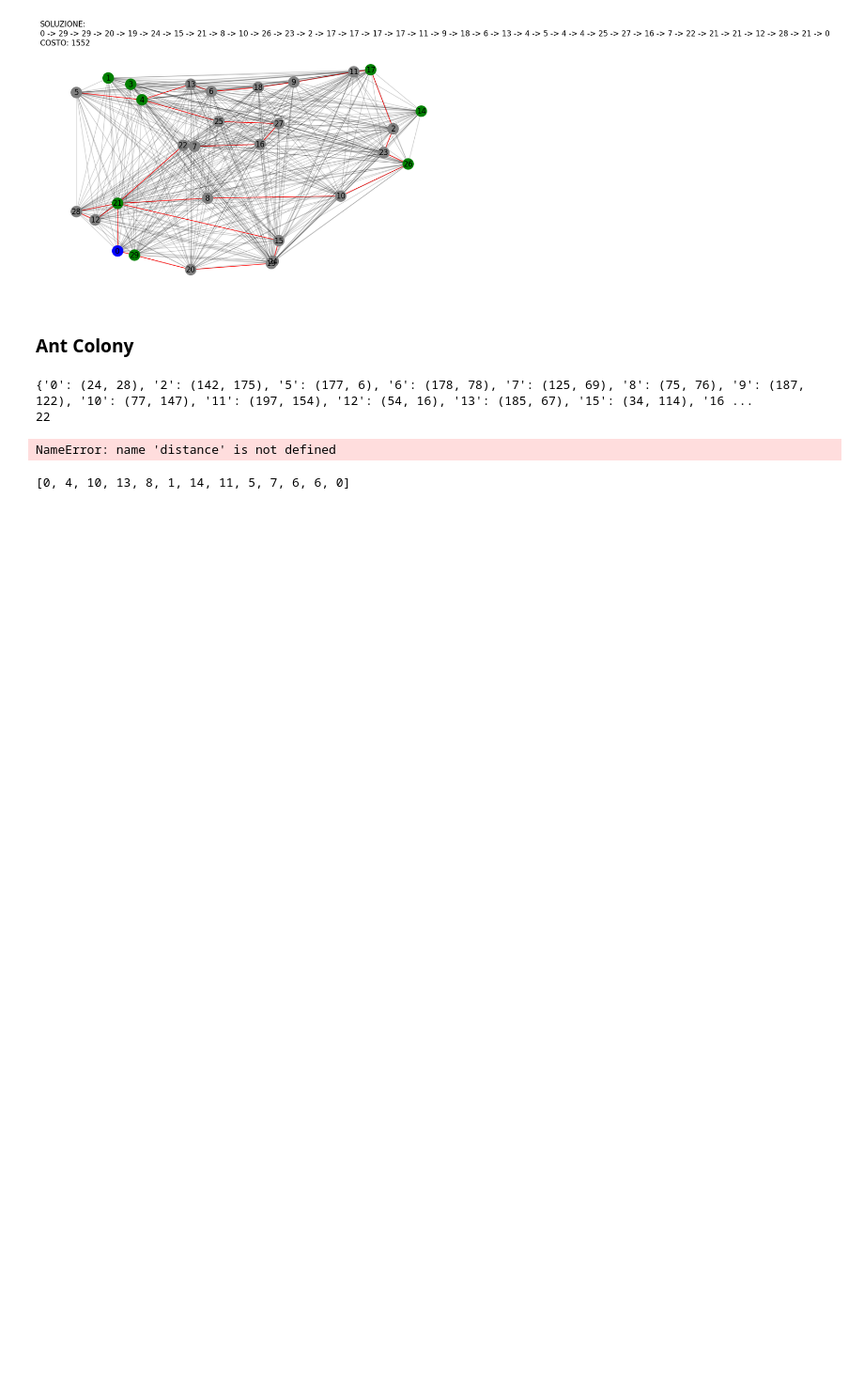
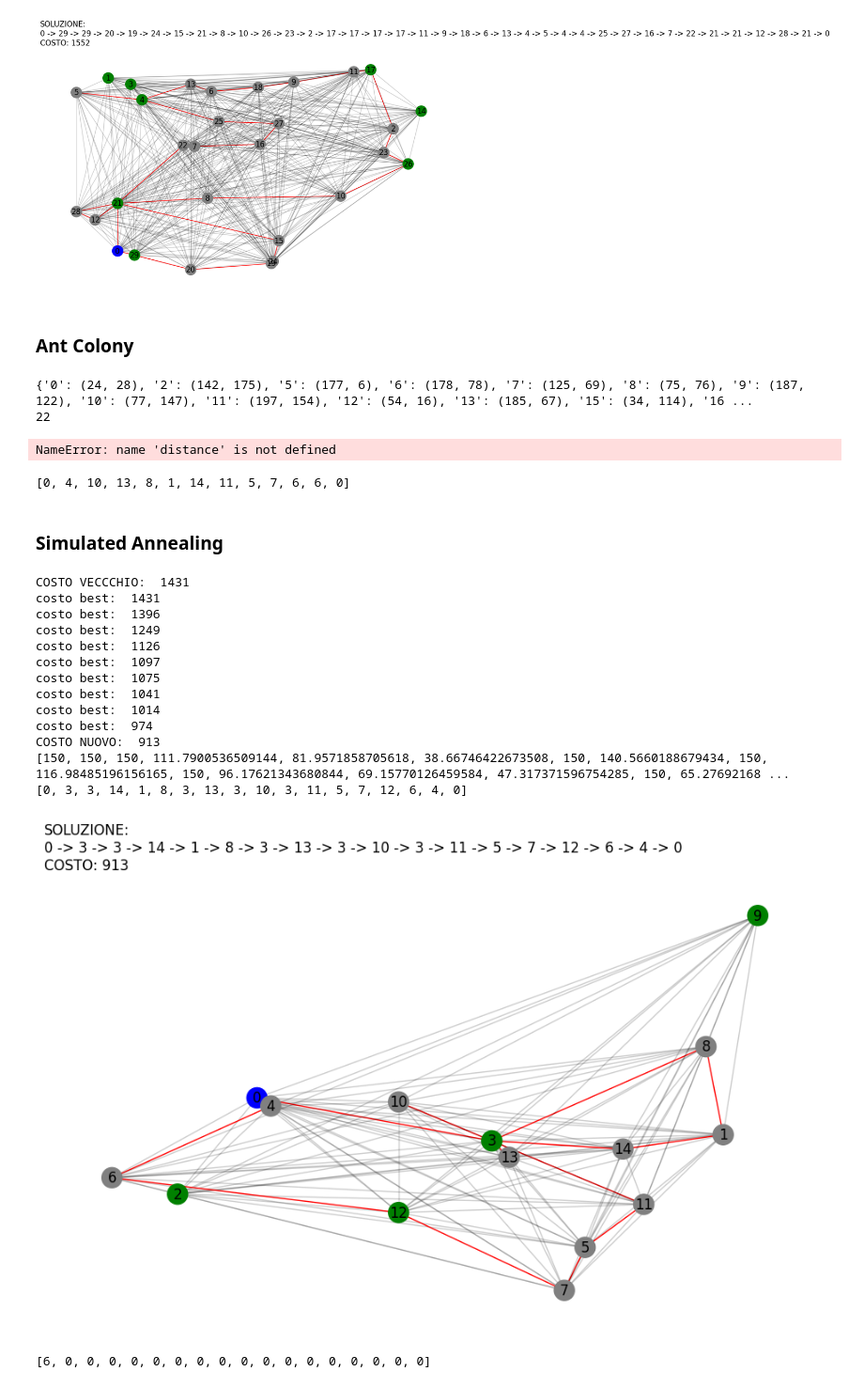
Before and after one commit to LorenzoColombi/G-TSP, a Jupyter notebook: GTSP.ipynb, the cells around one changed output. Shown at 94% size. Drawn from its saved outputs; the diff is of its cells as text; code cells hidden in the pictures; blank space fills up the shorter version.

Commit message:
simulated annealing

```diff
--- a/GTSP.ipynb
+++ b/GTSP.ipynb
@@ -1078,3 +1078,5 @@ for i in results:
 print(soluzione)
 # %% [output]
 [0, 4, 10, 13, 8, 1, 14, 11, 5, 7, 6, 6, 0]
+# %% [markdown]
+### Simulated Annealing
@@ -1080,0 +1215,52 @@ print(soluzione)
+# %%
+import itertools
+import networkx as nx
+import utility_function as uf
+
+#Caricamento del grafo da file
+#scelta istanza
+graph_file = "istances/graph.gml"
+batteria_max = 150
+
+#lettura grafo
+G = nx.read_gml(graph_file, destringizer=int)
+
+#applicazione algoritmo greedy
+soluzione, batteria_per_nodo = greedy_farthest_insertion(G,batteria_max)
+
+#aggiungiamo le colonnine necessarie per renderla ammissibile
+soluzione, batteria_per_nodo = uf.add_colonnine_to_tour(G, soluzione, batteria_per_nodo, batteria_max)
+
+costo= uf.costo(G,soluzione, batteria_per_nodo)
+print("COSTO VECCCHIO: ", costo)
+
+
+soluzione, batteria_per_nodo = simulated_annealing(G, soluzione, batteria_per_nodo, 50000, 0.9999, batteria_max)
+#soluzione, batteria_per_nodo = local_3opt(G, soluzione, batteria_per_nodo)
+costo= uf.costo(G,soluzione, batteria_per_nodo)
+
+print("COSTO NUOVO: ", costo)
+
+print(batteria_per_nodo)
+print(soluzione)
+
+uf.draw_solution(G, soluzione, costo)
+# %% [output]
+COSTO VECCCHIO:  1431
+costo best:  1431
+costo best:  1396
+costo best:  1249
+costo best:  1126
+costo best:  1097
+costo best:  1075
+costo best:  1041
+costo best:  1014
+costo best:  974
+COSTO NUOVO:  913
+[150, 150, 150, 111.7900536509144, 81.9571858705618, 38.66746422673508, 150, 140.5660188679434, 150, 116.98485196156165, 150, 96.17621343680844, 69.15770126459584, 47.317371596754285, 150, 65.27692168 ...
+[0, 3, 3, 14, 1, 8, 3, 13, 3, 10, 3, 11, 5, 7, 12, 6, 4, 0]
+[figure, added]
+# %%
+print(soluzione)
+# %% [output]
+[6, 0, 0, 0, 0, 0, 0, 0, 0, 0, 0, 0, 0, 0, 0, 0, 0, 0]
```
Also changed, not shown: parts of 2 cells of this notebook.
